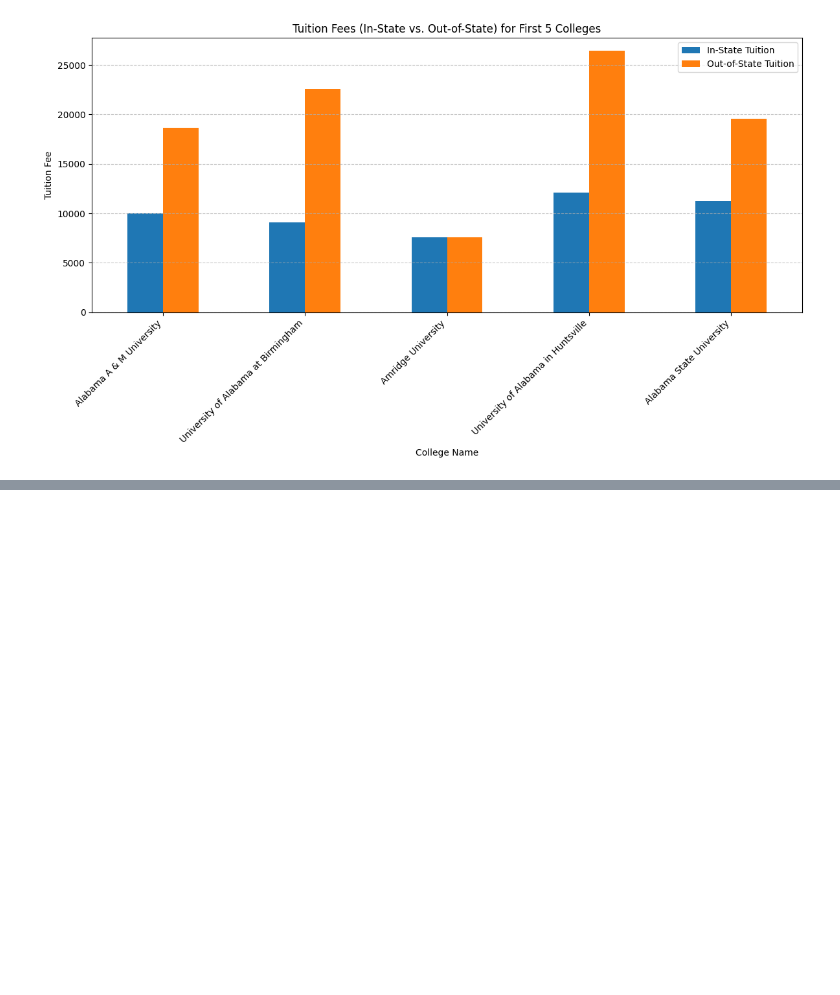
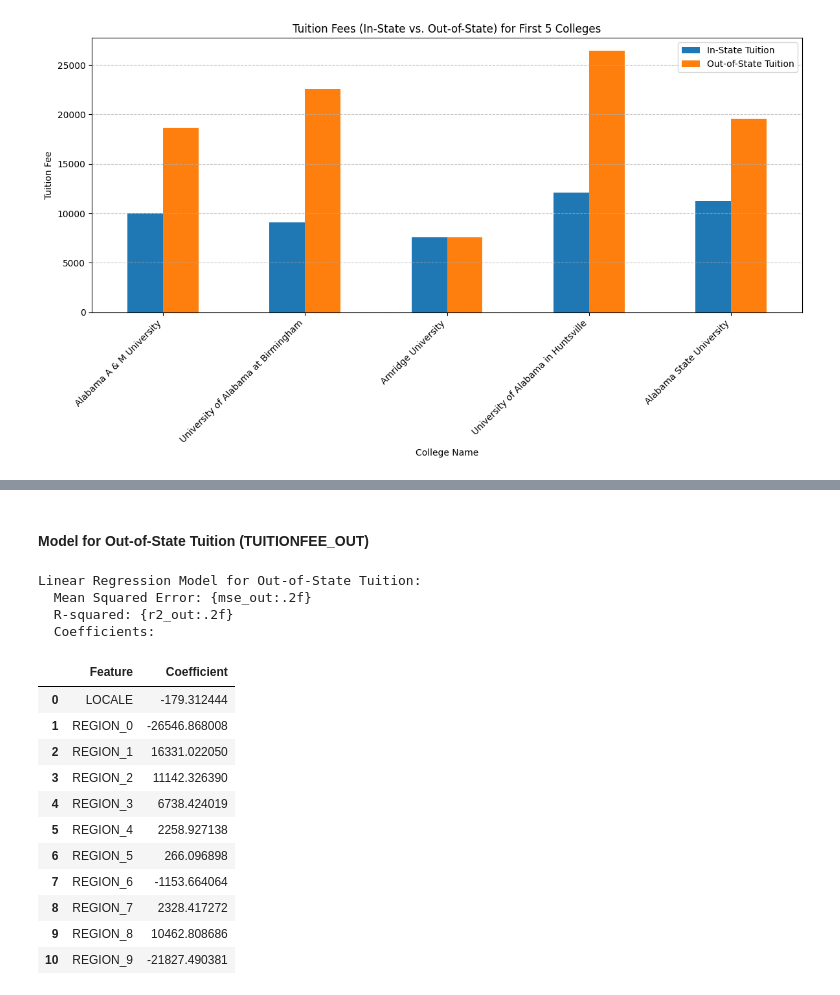
Before and after one commit to jbranca2011-creator/dsrp_2, a Jupyter notebook: Research_project.ipynb, the cells around one changed output, grey strips where cells are left out. Drawn from its saved outputs; the diff is of its cells as text; code cells hidden in the pictures; blank space fills up the shorter version.

```diff
--- a/Research_project.ipynb
+++ b/Research_project.ipynb
@@ -265,0 +351,39 @@ plt.show()
+# %% [markdown]
+#### **Model for Out-of-State Tuition (TUITIONFEE_OUT)**
+# %%
+# Initialize and train the Linear Regression model for out-of-state tuition
+model_out = LinearRegression()
+model_out.fit(X_train, y_out_train)
+
+# Make predictions
+y_out_pred = model_out.predict(X_test)
+
+# Evaluate the model
+mse_out = mean_squared_error(y_out_test, y_out_pred)
+r2_out = r2_score(y_out_test, y_out_pred)
+
+print("Linear Regression Model for Out-of-State Tuition:")
+print("  Mean Squared Error: {mse_out:.2f}")
+print("  R-squared: {r2_out:.2f}")
+
+# Display coefficients
+print("  Coefficients:")
+coefficients_out = pd.DataFrame({'Feature': ['LOCALE'] + list(encoder.get_feature_names_out(['REGION'])), 'Coefficient': model_out.coef_})
+display(coefficients_out)
+# %% [output]
+Linear Regression Model for Out-of-State Tuition:
+  Mean Squared Error: {mse_out:.2f}
+  R-squared: {r2_out:.2f}
+  Coefficients:
+|  | Feature | Coefficient |
+| 0 | LOCALE | -179.312444 |
+| 1 | REGION_0 | -26546.868008 |
+| 2 | REGION_1 | 16331.022050 |
+| 3 | REGION_2 | 11142.326390 |
+| 4 | REGION_3 | 6738.424019 |
+| 5 | REGION_4 | 2258.927138 |
+| 6 | REGION_5 | 266.096898 |
+| 7 | REGION_6 | -1153.664064 |
+| 8 | REGION_7 | 2328.417272 |
+| 9 | REGION_8 | 10462.808686 |
+| 10 | REGION_9 | -21827.490381 |
```
Also changed, not shown: parts of 9 cells of this notebook.
